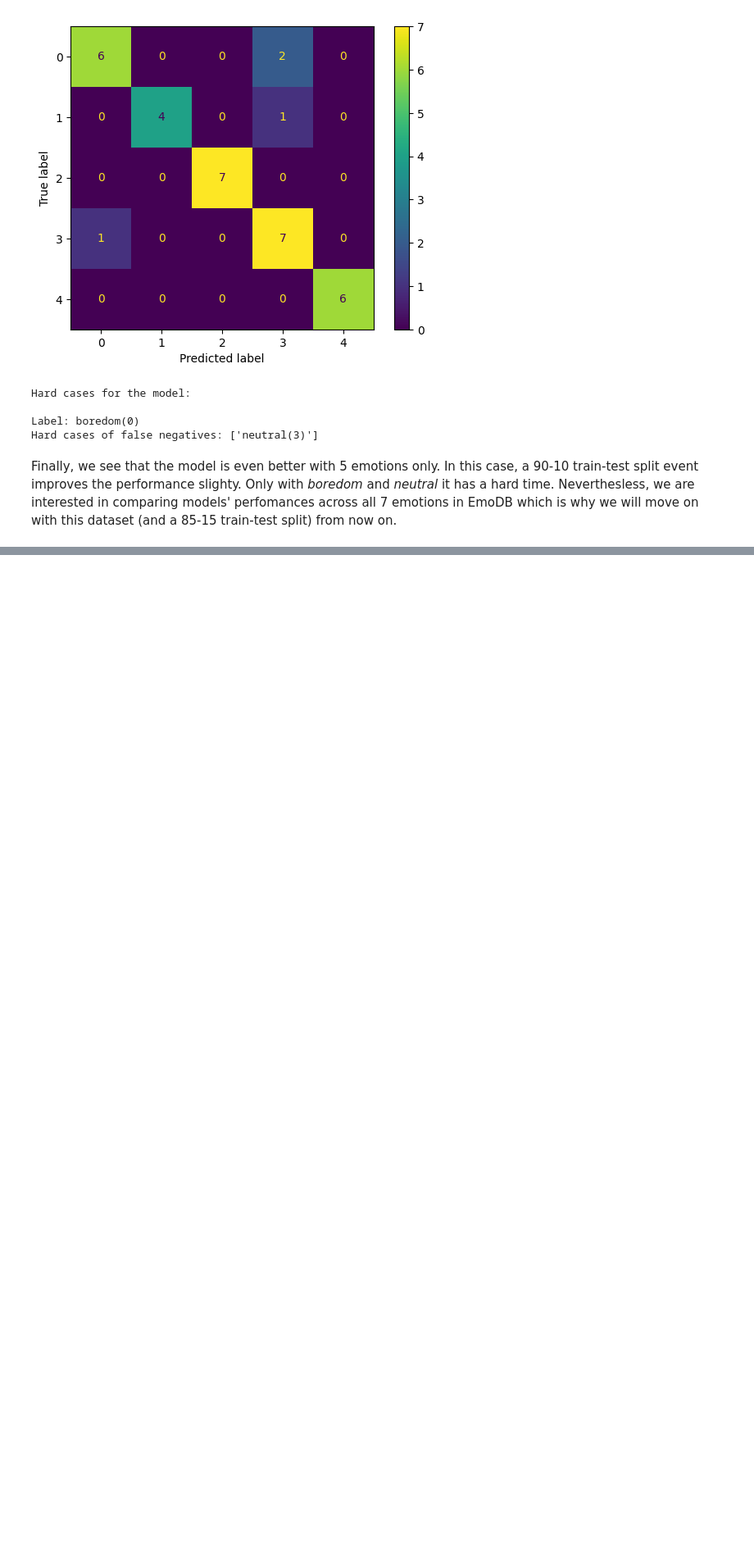
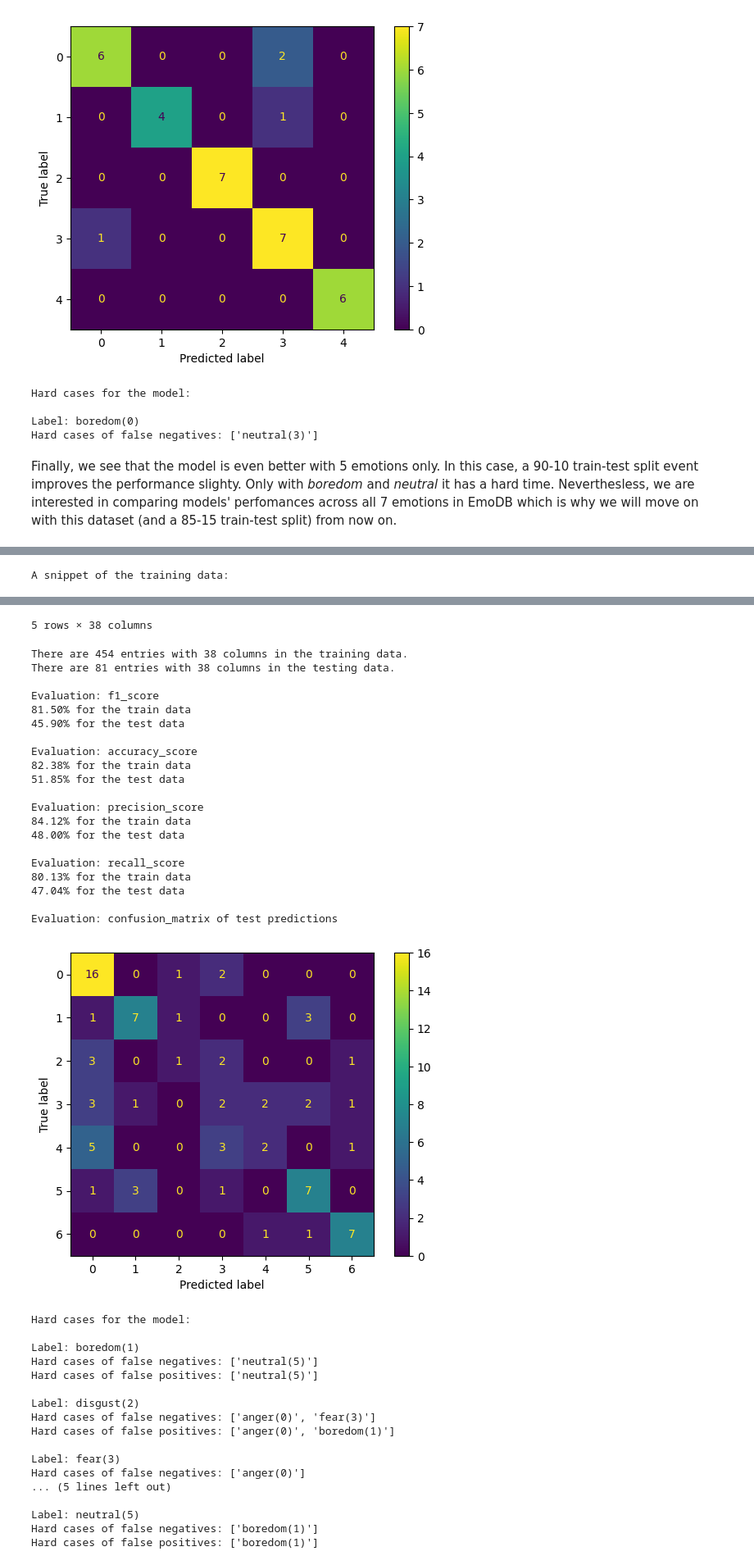
Before and after one commit to kimlindner/automatic_speech_emotion_recognition, a Jupyter notebook: notebooks/BaselineModels_TraditionalML.ipynb, the cells around one changed output, grey strips where cells are left out. Shown at 82% size. Drawn from its saved outputs; the diff is of its cells as text; code cells hidden in the pictures; blank space fills up the shorter version.

```diff
--- a/notebooks/BaselineModels_TraditionalML.ipynb
+++ b/notebooks/BaselineModels_TraditionalML.ipynb
@@ -511,0 +517,15 @@ Finally, we see that the model is even better with 5 emotions only. In this case
+# %%
+# select the features
+df_3_ep = df_3.filter(regex='energy_|pitch_|label')
+
+# load the train/test data
+X_train, X_test, y_train, y_test = load_train_test_data(df_3_ep)
+
+# train the model
+svm_model = SVC(kernel='rbf')
+svm_model.fit(X_train, y_train)
+
+# evaluate the model
+model_eval(svm_model, X_train, X_test, y_train, y_test, confusion=True)
+# %% [output]
+A snippet of the training data:
@@ -511,0 +538,39 @@ Finally, we see that the model is even better with 5 emotions only. In this case
+5 rows × 38 columns
+There are 454 entries with 38 columns in the training data.
+There are 81 entries with 38 columns in the testing data.
+
+Evaluation: f1_score
+81.50% for the train data
+45.90% for the test data
+
+Evaluation: accuracy_score
+82.38% for the train data
+51.85% for the test data
+
+Evaluation: precision_score
+84.12% for the train data
+48.00% for the test data
+
+Evaluation: recall_score
+80.13% for the train data
+47.04% for the test data
+
+Evaluation: confusion_matrix of test predictions
+[figure, added]
+Hard cases for the model:
+
+Label: boredom(1)
+Hard cases of false negatives: ['neutral(5)']
+Hard cases of false positives: ['neutral(5)']
+
+Label: disgust(2)
+Hard cases of false negatives: ['anger(0)', 'fear(3)']
+Hard cases of false positives: ['anger(0)', 'boredom(1)']
+
+Label: fear(3)
+Hard cases of false negatives: ['anger(0)']
+... (5 lines left out)
+
+Label: neutral(5)
+Hard cases of false negatives: ['boredom(1)']
+Hard cases of false positives: ['boredom(1)']
```
Also changed, not shown: parts of 32 cells of this notebook, 3 other files.
